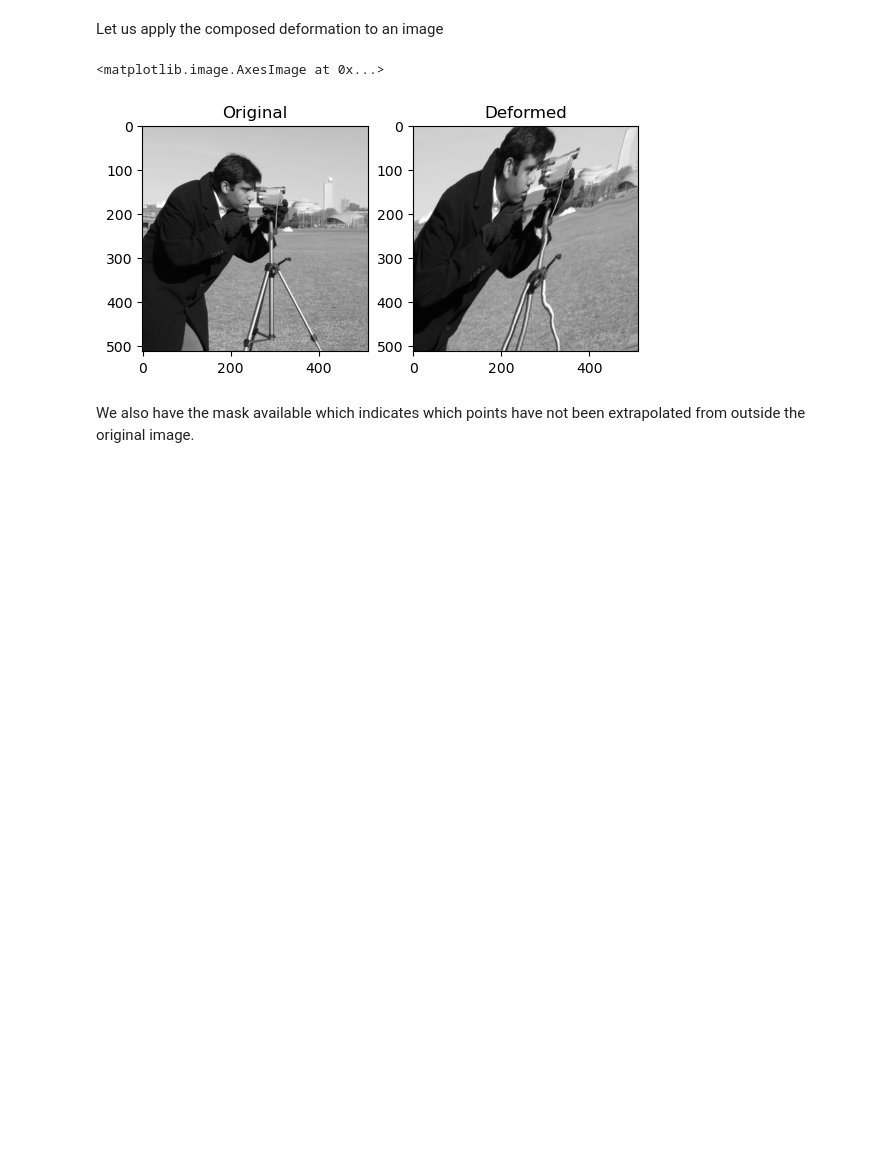
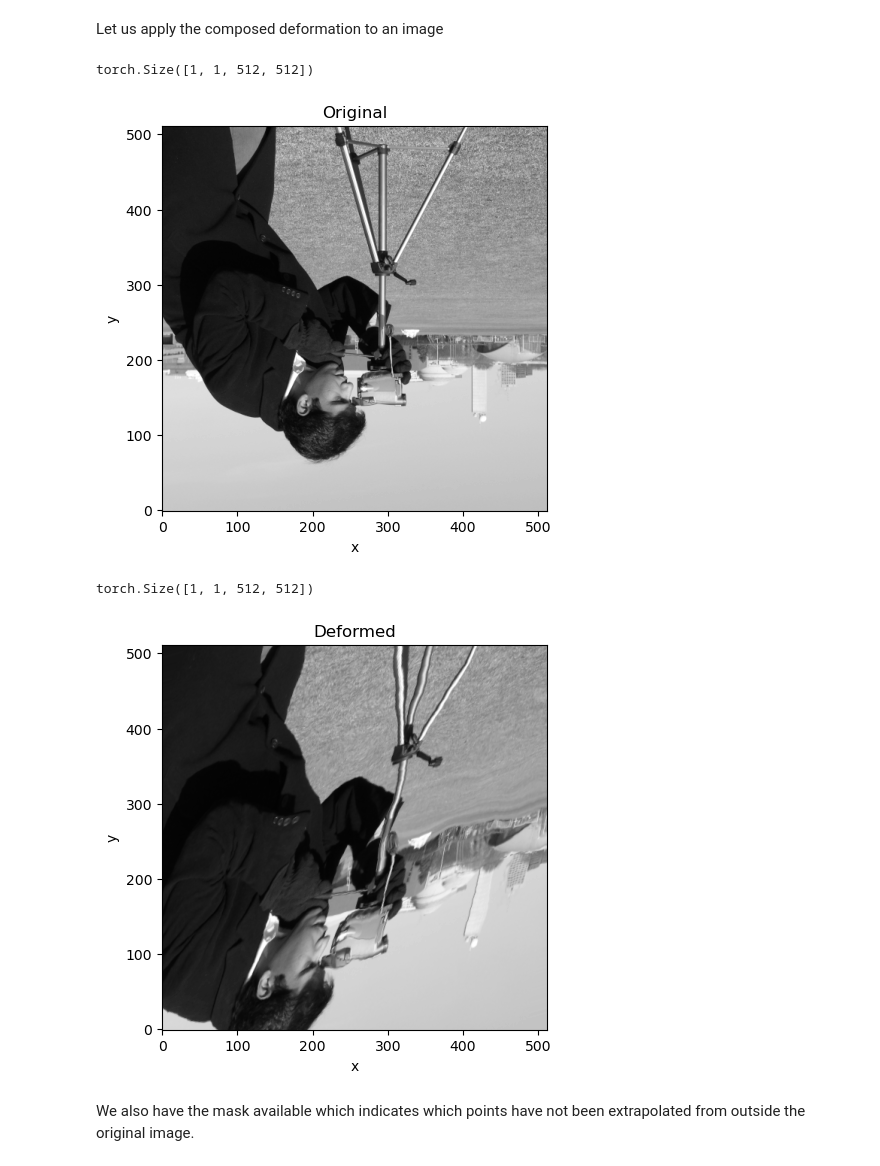
Before and after one commit to honkamj/composable-mapping, a Jupyter notebook: tutorials/quick_start.ipynb, the cells around one changed output. Drawn from its saved outputs; the diff is of its cells as text; code cells hidden in the pictures; blank space fills up the shorter version.

```diff
--- a/tutorials/quick_start.ipynb
+++ b/tutorials/quick_start.ipynb
@@ -8,25 +8,24 @@ Let us first create a dense deformation and an affine transformation and then co
 import torch
 import matplotlib.pyplot as plt
 
-from composable_mapping import GridDeformation
-from composable_mapping.affine import Affine
-from composable_mapping.coordinate_system import CoordinateSystem
+import composable_mapping as cm
 from torchvision.transforms import GaussianBlur
 
-coordinate_system = CoordinateSystem.centered_normalized(shape=(256, 256))
-deformation = GridDeformation.from_tensor(
+coordinate_system = cm.CoordinateSystem.create_centered_normalized(spatial_shape=(256, 256))
+deformation = cm.samplable_volume(
     GaussianBlur(kernel_size=21, sigma=7.0)(20 * torch.randn(1, 2, 256, 256)),
     coordinate_system=coordinate_system,
+    data_format=cm.DataFormat.voxel_displacements(),
 )
-affine = Affine.from_matrix(torch.tensor([[0.7, 0.2, 0.0], [0.2, 0.9, 0.0], [0.0, 0.0, 1.0]]))
+affine = cm.affine(torch.tensor([[0.7, 0.2, 0.0], [0.2, 0.9, 0.0], [0.0, 0.0, 1.0]]))
 composition = deformation @ affine
-deformation.visualize(emphasize_every_nth_line=(5, 0))
+deformation.visualize_as_deformed_grid(emphasize_every_nth_line=(5, 0))
 plt.title("Deformation")
 plt.show()
-GridDeformation(affine, coordinate_system).visualize(emphasize_every_nth_line=(5, 0))
+affine.visualize_to_as_deformed_grid(coordinate_system, emphasize_every_nth_line=(5, 0))
 plt.title("Affine")
 plt.show()
-composition.visualize(emphasize_every_nth_line=(5, 0))
+composition.visualize_as_deformed_grid(emphasize_every_nth_line=(5, 0))
 plt.title("Composition")
 plt.show()
 # %% [output]
@@ -38,23 +37,26 @@ Let us apply the composed deformation to an image
 # %%
 from matplotlib.image import imread
 
-from composable_mapping.samplable_mapping import GridVolume
+image_data = torch.from_numpy(imread("../tutorials/camera.png"))[None, None]
+image = cm.samplable_volume(
+    image_data,
+    coordinate_system=cm.CoordinateSystem.create_centered_normalized(
+        spatial_shape=image_data.shape[2:]
+    ).transform_world_with_diagonal_matrix(torch.tensor([-1.0, 1.0])),
+)
+deformed_image = image @ composition
 
-image = torch.from_numpy(imread("../tutorials/camera.png"))[None, None]
-continuous_image = GridVolume.from_tensor(
-    image, coordinate_system=CoordinateSystem.centered_normalized(shape=image.shape[2:])
-)
-deformed_image = (continuous_image @ composition).sample_to(continuous_image)
-
-plt.subplot(1, 2, 1)
+image.visualize_as_image()
 plt.title("Original")
-plt.imshow(image[0, 0], cmap="gray")
-plt.subplot(1, 2, 2)
+plt.show()
+deformed_image.visualize_as_image()
 plt.title("Deformed")
-plt.imshow(deformed_image.generate_values()[0, 0], cmap="gray")
+plt.show()
 # %% [output]
-<matplotlib.image.AxesImage at 0x...>
+torch.Size([1, 1, 512, 512])
-[figure, old version]
+[figure, new version]
+torch.Size([1, 1, 512, 512])
+[figure, added]
 # %% [markdown]
 We also have the mask available which indicates which points have not been extrapolated from outside the original image.
 # %%
```
Also changed, not shown: parts of 2 cells of this notebook, 23 other files.
